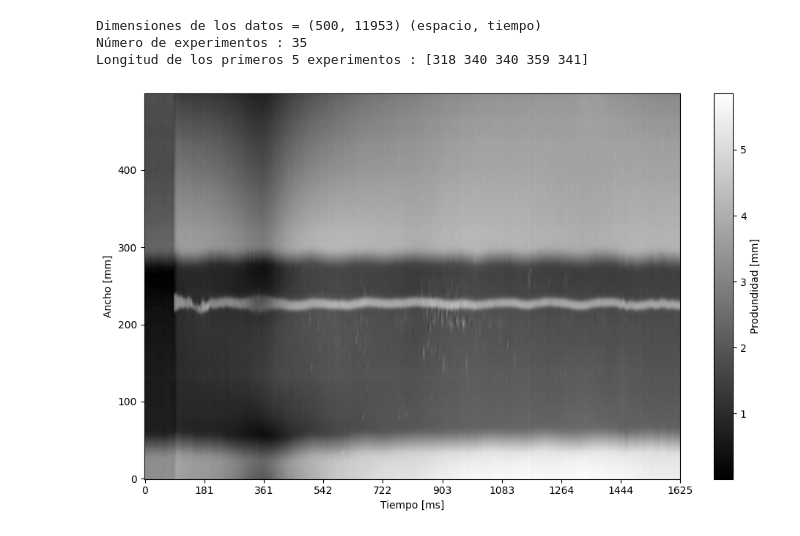
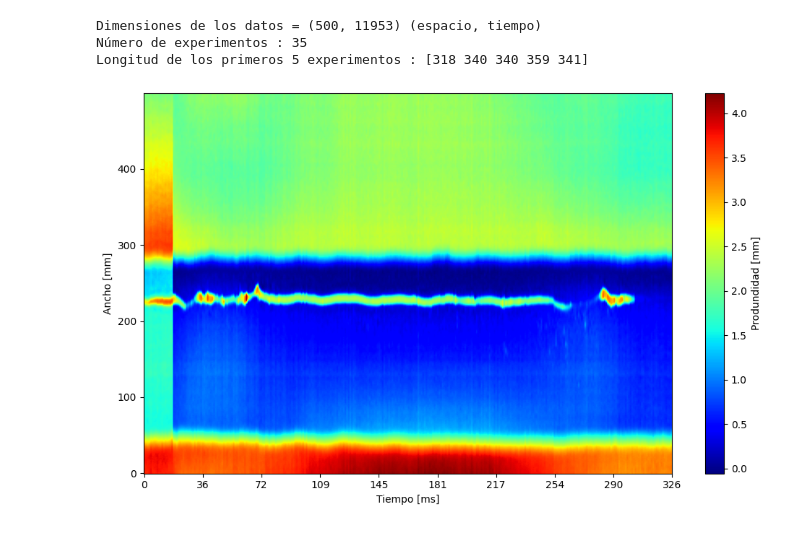
Before and after one commit to alfredorguez/CCODA, a Jupyter notebook: docs/notebooks.ipynb, the cells around one changed output. Saved outputs shown, nothing was run; the diff lists cells and outputs as text; code cells hidden in the pictures.

```diff
--- a/docs/notebooks.ipynb
+++ b/docs/notebooks.ipynb
@@ -31,10 +31,10 @@ Dimensiones de los datos = (500, 11953) (espacio, tiempo)
 Número de experimentos : 35
 Longitud de los primeros 5 experimentos : [318 340 340 359 341]
 # %%
-XX, UU = obtenerExperimento(X,U,sizeExp,35)
-visualizarPerfiles(XX, colormap='gray')
+XX, UU = obtenerExperimento(X,U,sizeExp,34)
+visualizarPerfiles(XX, colormap='jet')
 
 # En experimento 2, 30, 34 hay una burbuja de aire
 # En experimento 13, 14, 15, 16, 17, 19, 20, 21, 22, 23, 25, 26, 27, 28, 29 hay flujo inestable
 # %% [output]
-[figure, old version]
+[figure, new version]
```
Also changed, not shown: parts of 1 cell of this notebook, 1 other file.
